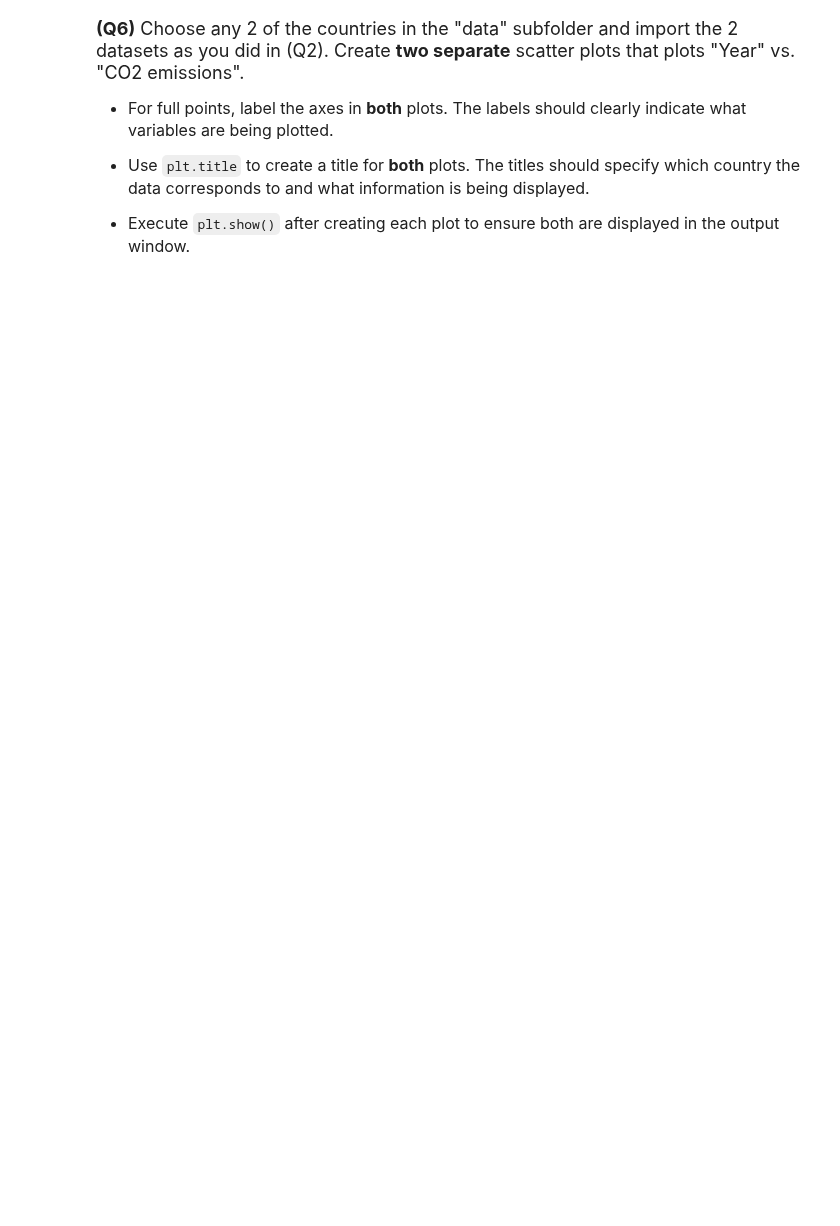
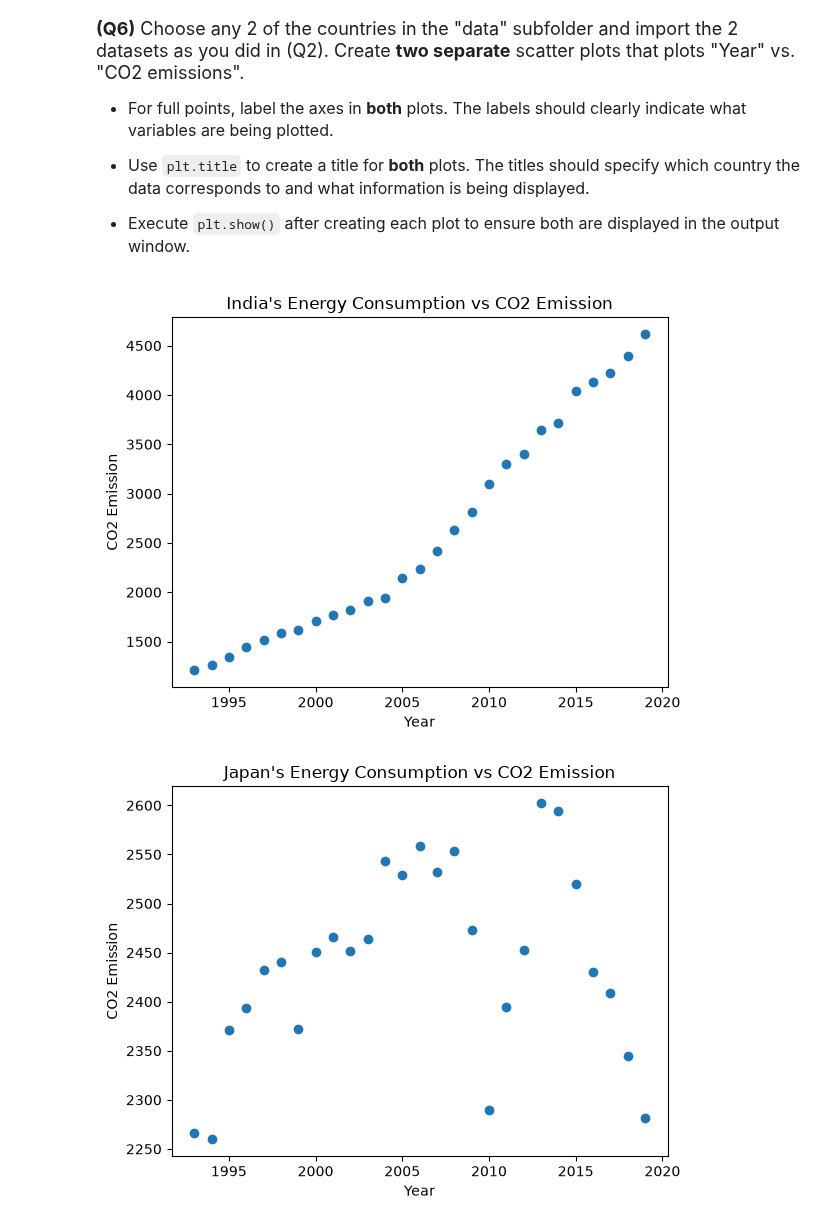
Before and after one commit to TomiokaGiyuu/datasci151fall2026, a Jupyter notebook: _assignments/assignment_2/Assignment2.ipynb, the cells around one changed output. Saved outputs shown, nothing was run; the diff lists cells and outputs as text; code cells hidden in the pictures; blank space fills up the shorter version.

```diff
--- a/_assignments/assignment_2/Assignment2.ipynb
+++ b/_assignments/assignment_2/Assignment2.ipynb
@@ -118,0 +169,19 @@ us_emissions["CO2_emission"].describe()
+# %%
+# Write your answer
+india_emissions = pd.read_csv("data/india_emission.csv")
+japan_emissions = pd.read_csv("data/japan_emission.csv")
+
+plt.scatter(x = india_emissions['Year'], y = india_emissions['CO2_emission'])
+plt.xlabel("Year")
+plt.ylabel("CO2 Emission")
+plt.title("India's Energy Consumption vs CO2 Emission")
+plt.show()
+
+plt.scatter(x = japan_emissions['Year'], y = japan_emissions['CO2_emission'])
+plt.xlabel("Year")
+plt.ylabel("CO2 Emission")
+plt.title("Japan's Energy Consumption vs CO2 Emission")
+plt.show()
+# %% [output]
+[figure, added]
+[figure, added]
```
Also changed, not shown: parts of 8 cells of this notebook, 1 other file.
